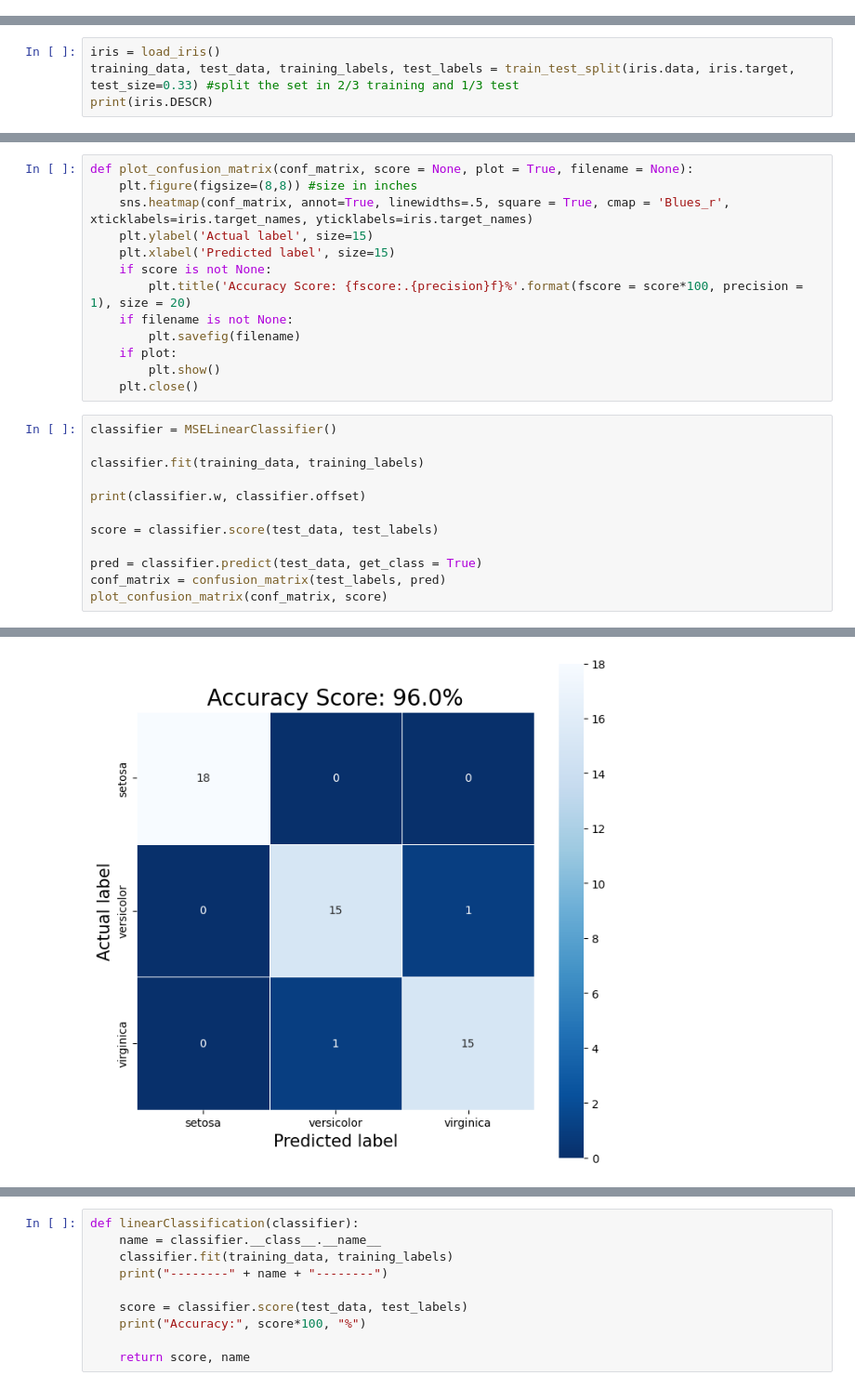
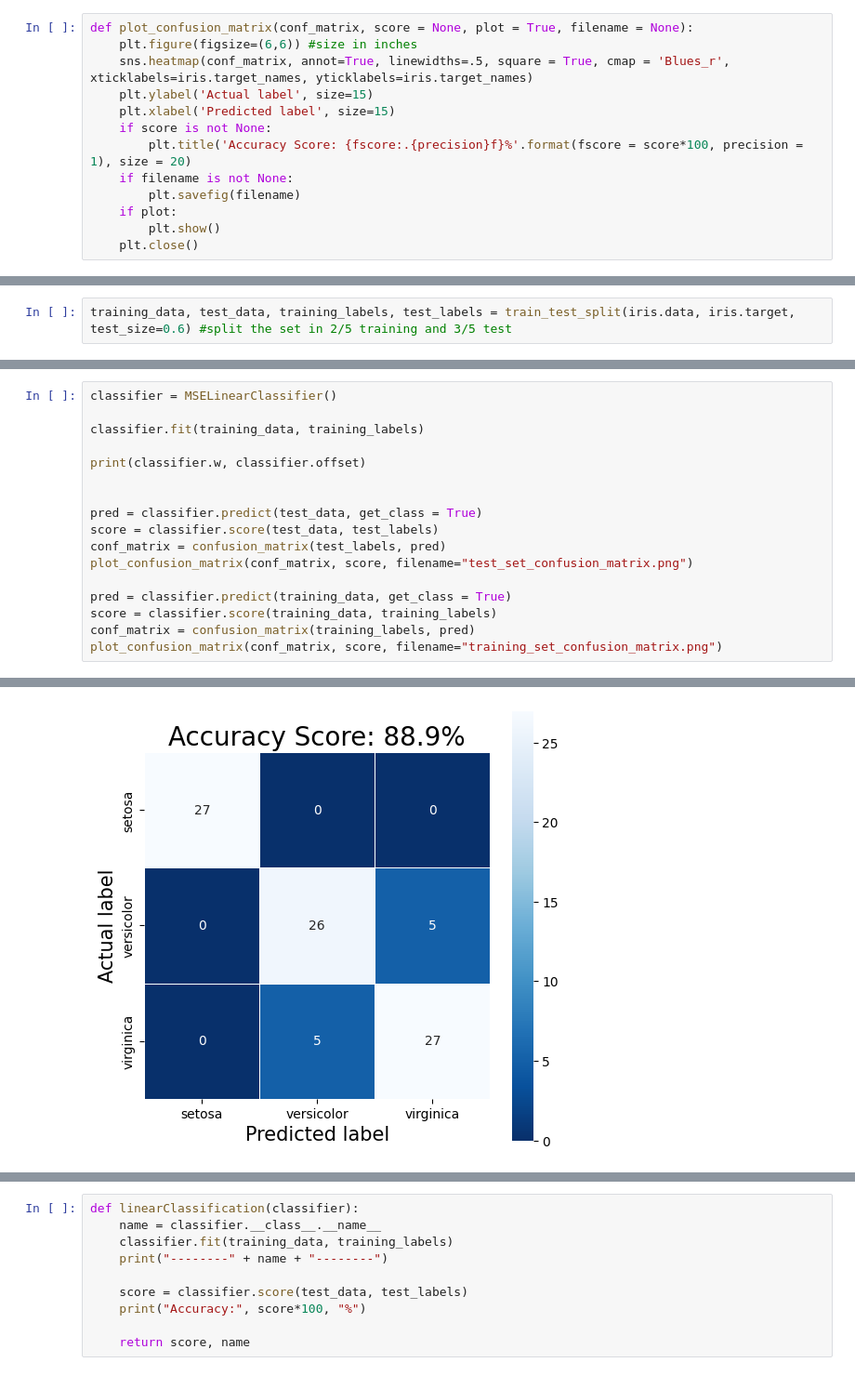
Before and after one commit to jonkor29/TTT4275-classification-project, a Jupyter notebook: iris.ipynb, the cells around one changed output, grey strips where cells are left out. Shown at 93% size. Saved outputs shown, nothing was run; the diff lists cells and outputs as text.

```diff
--- a/iris.ipynb
+++ b/iris.ipynb
@@ -8,0 +133,13 @@ from sklearn.metrics import confusion_matrix
+# %%
+def plot_confusion_matrix(conf_matrix, score = None, plot = True, filename = None):
+    plt.figure(figsize=(6,6)) #size in inches
+    sns.heatmap(conf_matrix, annot=True, linewidths=.5, square = True, cmap = 'Blues_r', xticklabels=iris.target_names, yticklabels=iris.target_names)
+    plt.ylabel('Actual label', size=15)
+    plt.xlabel('Predicted label', size=15)
+    if score is not None:
+        plt.title('Accuracy Score: {fscore:.{precision}f}%'.format(fscore = score*100, precision = 1), size = 20)
+    if filename is not None:
+        plt.savefig(filename)
+    if plot:
+        plt.show()
+    plt.close()
@@ -9,4 +176,2 @@ from sklearn.metrics import confusion_matrix
 # %%
-iris = load_iris()
-training_data, test_data, training_labels, test_labels = train_test_split(iris.data, iris.target, test_size=0.33) #split the set in 2/3 training and 1/3 test
-print(iris.DESCR)
+training_data, test_data, training_labels, test_labels = train_test_split(iris.data, iris.target, test_size=0.6) #split the set in 2/5 training and 3/5 test
@@ -120,16 +178,3 @@ class MSELinearClassifier:
-# %%
-def plot_confusion_matrix(conf_matrix, score = None, plot = True, filename = None):
-    plt.figure(figsize=(8,8)) #size in inches
-    sns.heatmap(conf_matrix, annot=True, linewidths=.5, square = True, cmap = 'Blues_r', xticklabels=iris.target_names, yticklabels=iris.target_names)
-    plt.ylabel('Actual label', size=15)
-    plt.xlabel('Predicted label', size=15)
-    if score is not None:
-        plt.title('Accuracy Score: {fscore:.{precision}f}%'.format(fscore = score*100, precision = 1), size = 20)
-    if filename is not None:
-        plt.savefig(filename)
-    if plot:
-        plt.show()
-    plt.close()
 # %%
 classifier = MSELinearClassifier()
 
@@ -137,9 +182,14 @@ classifier.fit(training_data, training_labels)
 
 print(classifier.w, classifier.offset)
 
-score = classifier.score(test_data, test_labels)
 
 pred = classifier.predict(test_data, get_class = True)
+score = classifier.score(test_data, test_labels)
 conf_matrix = confusion_matrix(test_labels, pred)
-plot_confusion_matrix(conf_matrix, score)
+plot_confusion_matrix(conf_matrix, score, filename="test_set_confusion_matrix.png")
+
+pred = classifier.predict(training_data, get_class = True)
+score = classifier.score(training_data, training_labels)
+conf_matrix = confusion_matrix(training_labels, pred)
+plot_confusion_matrix(conf_matrix, score, filename="training_set_confusion_matrix.png")
 # %% [output]
@@ -150 +200 @@ Fitting converged after 3523 iterations.
-[figure, old version]
+[figure, new version]
```
Also changed, not shown: parts of 35 cells of this notebook, 2 other files.
